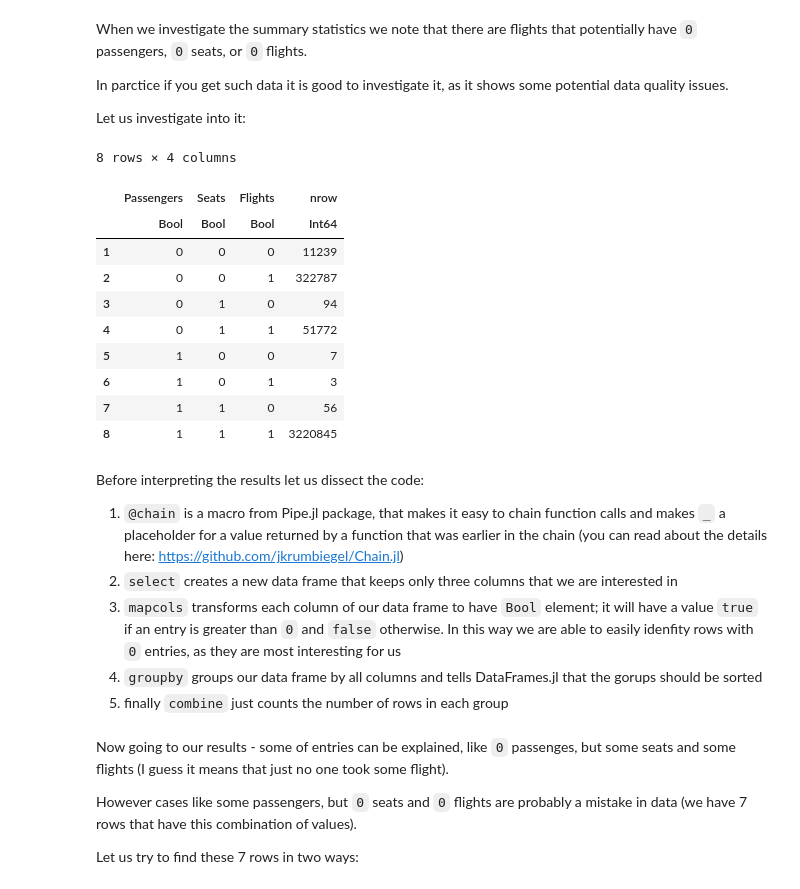
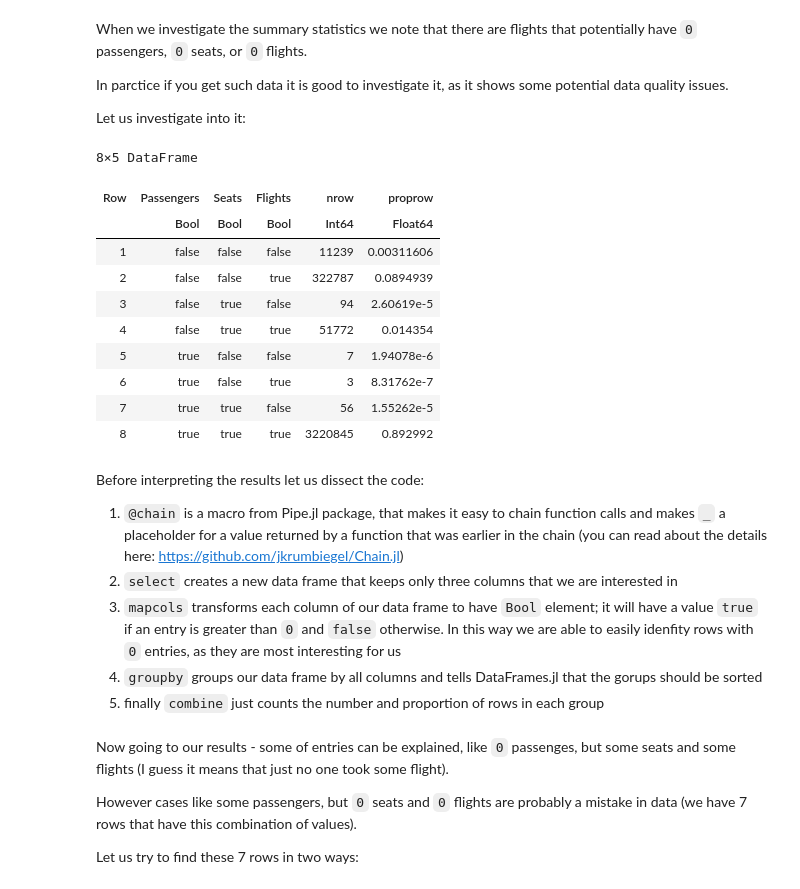
Before and after one commit to bkamins/DataFrames-Showcase, a Jupyter notebook: airports.ipynb, the cells around one changed output. Cells and saved outputs as stored; diff of their text form; code cells hidden in the pictures.

Commit message:
Update to DataFrames.jl 1.4

```diff
--- a/airports.ipynb
+++ b/airports.ipynb
@@ -209,29 +175,29 @@ Let us investigate into it:
 # %%
 @chain df begin
     select(:Passengers, :Seats, :Flights)
     mapcols(ByRow(>(0)), _)
     groupby(:, sort=true)
-    combine(nrow)
+    combine(nrow, proprow)
 end
 # %% [output]
-8 rows × 4 columns
+8×5 DataFrame
-|  | Passengers | Seats | Flights | nrow |
-|  | Bool | Bool | Bool | Int64 |
-| 1 | 0 | 0 | 0 | 11239 |
-| 2 | 0 | 0 | 1 | 322787 |
-| 3 | 0 | 1 | 0 | 94 |
-| 4 | 0 | 1 | 1 | 51772 |
-| 5 | 1 | 0 | 0 | 7 |
-| 6 | 1 | 0 | 1 | 3 |
-| 7 | 1 | 1 | 0 | 56 |
-| 8 | 1 | 1 | 1 | 3220845 |
+| Row | Passengers | Seats | Flights | nrow | proprow |
+|  | Bool | Bool | Bool | Int64 | Float64 |
+| 1 | false | false | false | 11239 | 0.00311606 |
+| 2 | false | false | true | 322787 | 0.0894939 |
+| 3 | false | true | false | 94 | 2.60619e-5 |
+| 4 | false | true | true | 51772 | 0.014354 |
+| 5 | true | false | false | 7 | 1.94078e-6 |
+| 6 | true | false | true | 3 | 8.31762e-7 |
+| 7 | true | true | false | 56 | 1.55262e-5 |
+| 8 | true | true | true | 3220845 | 0.892992 |
 # %% [markdown]
 Before interpreting the results let us dissect the code:
 1. `@chain` is a macro from Pipe.jl package, that makes it easy to chain function calls and makes `_` a placeholder for a value returned by a function that was earlier in the chain (you can read about the details here: https://github.com/jkrumbiegel/Chain.jl)
 2. `select` creates a new data frame that keeps only three columns that we are interested in
 3. `mapcols` transforms each column of our data frame to have `Bool` element; it will have a value `true` if an entry is greater than `0` and `false` otherwise. In this way we are able to easily idenfity rows with `0` entries, as they are most interesting for us
 4. `groupby` groups our data frame by all columns and tells DataFrames.jl that the gorups should be sorted
-5. finally `combine` just counts the number of rows in each group
+5. finally `combine` just counts the number and proportion of rows in each group
 # %% [markdown]
 Now going to our results - some of entries can be explained, like `0` passenges, but some seats and some flights (I guess it means that just no one took some flight).
 
```
Also changed, not shown: parts of 31 cells of this notebook, 3 other files.
